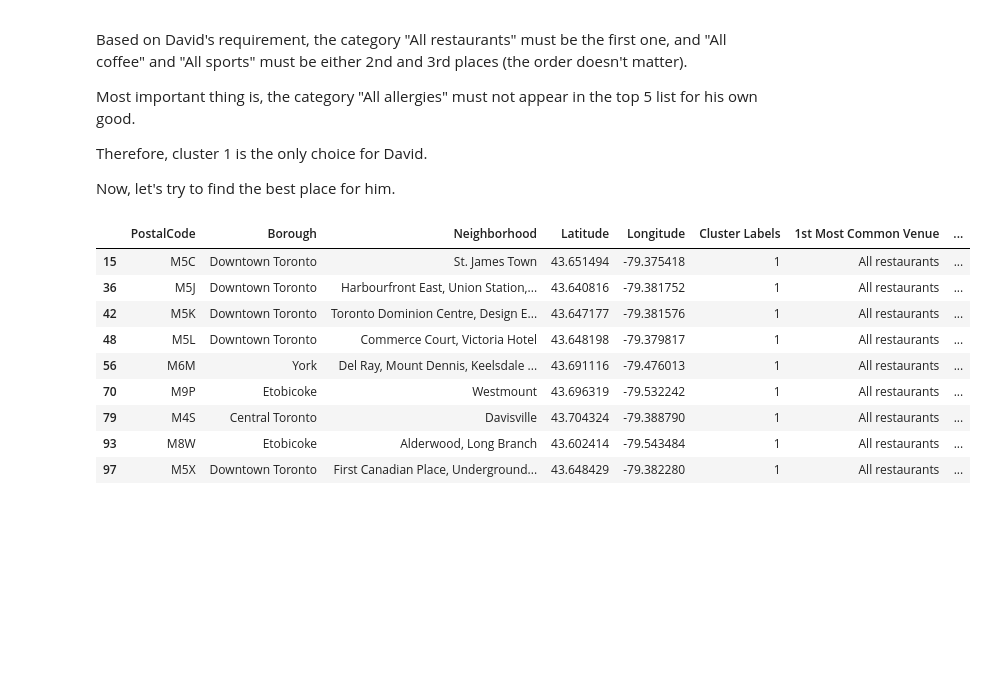
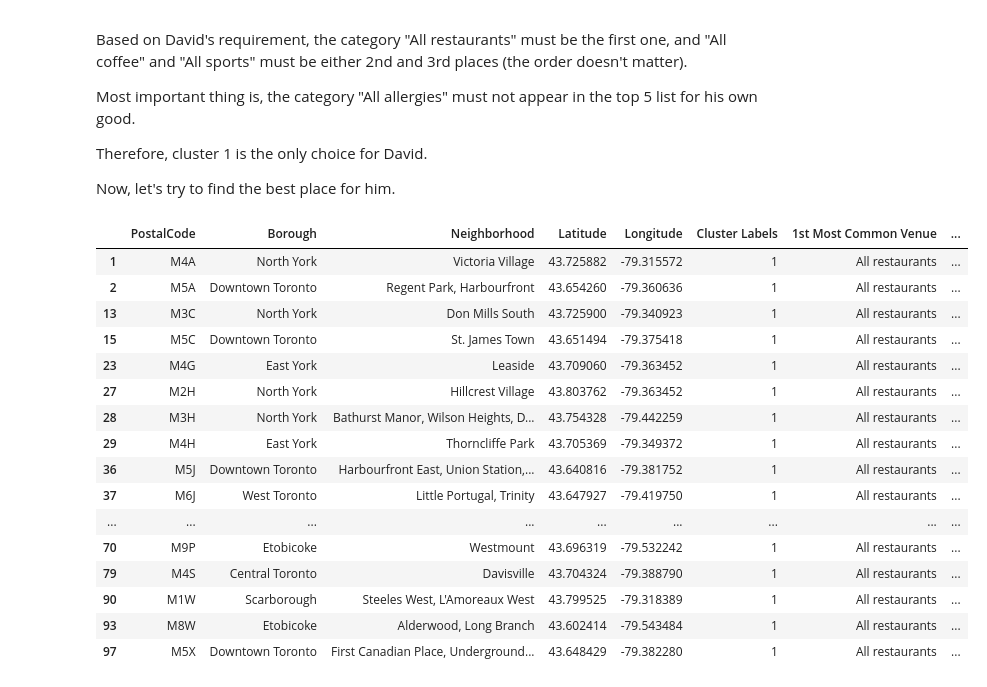
Before and after one commit to davidchen127/Coursera_Capstone, a Jupyter notebook: Final project - Find a new living area.ipynb, the cells around one changed output. Drawn from its saved outputs; the diff is of its cells as text; code cells hidden in the pictures; blank space fills up the shorter version.

```diff
--- a/Final project - Find a new living area.ipynb
+++ b/Final project - Find a new living area.ipynb
@@ -380,25 +380,32 @@ Now, let's try to find the best place for him.
 # %%
 i= toronto_merged[toronto_merged['Cluster Labels']!=1].index
 top_area=toronto_merged.drop(i,axis=0)
 
 i= top_area[top_area['1st Most Common Venue']!='All restaurants'].index
 top_area=top_area.drop(i,axis=0)
 
 mask= top_area[top_area=='All allergies']
 mask=mask.replace(np.nan,True).replace('All allergies',np.nan)
 top_area=top_area[mask].dropna(axis=0)
 
-i= top_area[(top_area['2nd Most Common Venue']!='All coffee') & (top_area['3rd Most Common Venue']!='All coffee') ].index
-top_area=top_area.drop(i,axis=0)
-top_area
+i= top_area[((top_area['2nd Most Common Venue']=='All coffee') & (top_area['3rd Most Common Venue']=='All sports')) | ((top_area['2nd Most Common Venue']=='All sports') & (top_area['3rd Most Common Venue']=='All coffee'))].index
+# top_area=top_area.drop(i,axis=0)
+top_area[i]
 # %% [output]
 |  | PostalCode | Borough | Neighborhood | Latitude | Longitude | Cluster Labels | 1st Most Common Venue | ... |
+| 1 | M4A | North York | Victoria Village | 43.725882 | -79.315572 | 1 | All restaurants | ... |
+| 2 | M5A | Downtown Toronto | Regent Park, Harbourfront | 43.654260 | -79.360636 | 1 | All restaurants | ... |
+| 13 | M3C | North York | Don Mills South | 43.725900 | -79.340923 | 1 | All restaurants | ... |
 | 15 | M5C | Downtown Toronto | St. James Town | 43.651494 | -79.375418 | 1 | All restaurants | ... |
+| 23 | M4G | East York | Leaside | 43.709060 | -79.363452 | 1 | All restaurants | ... |
+| 27 | M2H | North York | Hillcrest Village | 43.803762 | -79.363452 | 1 | All restaurants | ... |
+| 28 | M3H | North York | Bathurst Manor, Wilson Heights, D... | 43.754328 | -79.442259 | 1 | All restaurants | ... |
+| 29 | M4H | East York | Thorncliffe Park | 43.705369 | -79.349372 | 1 | All restaurants | ... |
 | 36 | M5J | Downtown Toronto | Harbourfront East, Union Station,... | 43.640816 | -79.381752 | 1 | All restaurants | ... |
-| 42 | M5K | Downtown Toronto | Toronto Dominion Centre, Design E... | 43.647177 | -79.381576 | 1 | All restaurants | ... |
-| 48 | M5L | Downtown Toronto | Commerce Court, Victoria Hotel | 43.648198 | -79.379817 | 1 | All restaurants | ... |
-| 56 | M6M | York | Del Ray, Mount Dennis, Keelsdale ... | 43.691116 | -79.476013 | 1 | All restaurants | ... |
+| 37 | M6J | West Toronto | Little Portugal, Trinity | 43.647927 | -79.419750 | 1 | All restaurants | ... |
+| ... | ... | ... | ... | ... | ... | ... | ... | ... |
 | 70 | M9P | Etobicoke | Westmount | 43.696319 | -79.532242 | 1 | All restaurants | ... |
 | 79 | M4S | Central Toronto | Davisville | 43.704324 | -79.388790 | 1 | All restaurants | ... |
+| 90 | M1W | Scarborough | Steeles West, L'Amoreaux West | 43.799525 | -79.318389 | 1 | All restaurants | ... |
 | 93 | M8W | Etobicoke | Alderwood, Long Branch | 43.602414 | -79.543484 | 1 | All restaurants | ... |
 | 97 | M5X | Downtown Toronto | First Canadian Place, Underground... | 43.648429 | -79.382280 | 1 | All restaurants | ... |
```
